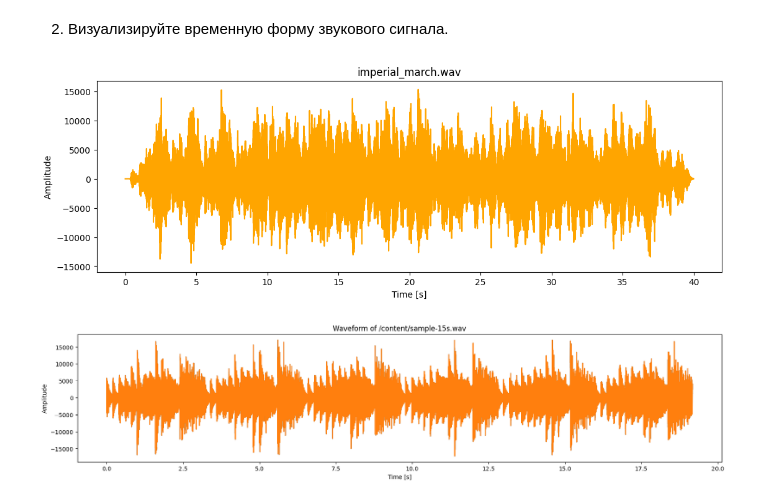
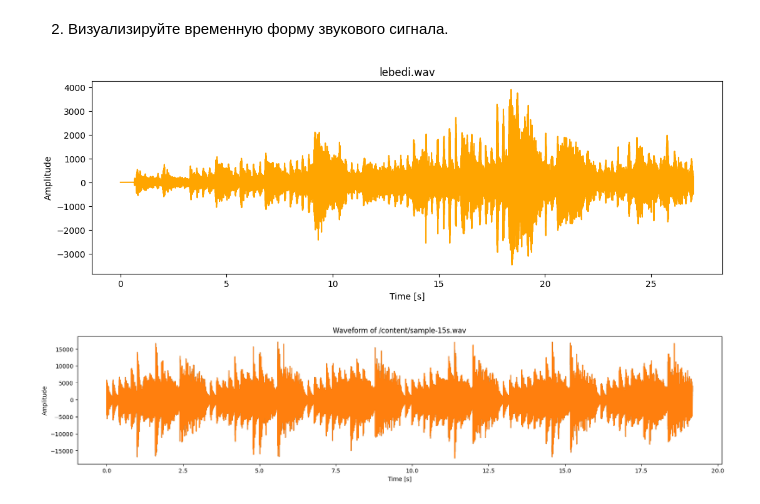
Before and after one commit to alexmordashov/computer_math, a Jupyter notebook: 9. Генерация сигналов и преобразования Фурье/Практическая_работа_№9_Генерация_сигналов_и_преобразования_Фурье.ipynb, the cells around one changed output. Drawn from its saved outputs; the diff is of its cells as text; code cells hidden in the pictures.

```diff
--- a/9. Генерация сигналов и преобразования Фурье/Практическая_работа_№9_Генерация_сигналов_и_преобразования_Фурье.ipynb
+++ b/9. Генерация сигналов и преобразования Фурье/Практическая_работа_№9_Генерация_сигналов_и_преобразования_Фурье.ipynb
@@ -325,22 +326,22 @@ from scipy.io import wavfile
 # %% [markdown]
 1. Используйте библиотеку `scipy.io.wavfile` для чтения звукового файла.
 # %%
-sek, data = wavfile.read("imperial_march.wav")
+filename = "lebedi.wav"
+sek, data = wavfile.read(filename)
 if len(data.shape) > 1:
     data = data[:, 0]
 # %% [markdown]
 2. Визуализируйте временную форму звукового сигнала.
 # %%
 t = np.arange(len(data)) / sek
-filename = "imperial_march.wav"
 plt.figure(figsize=(13, 4))
 plt.plot(t, data, color='orange')
 plt.title(filename)
 plt.xlabel('Time [s]')
 plt.ylabel('Amplitude')
 plt.show()
 # %% [output]
-[figure, old version]
+[figure, new version]
 # %%
 # Пример
 # %% [output]
```
Also changed, not shown: parts of 12 cells of this notebook.
